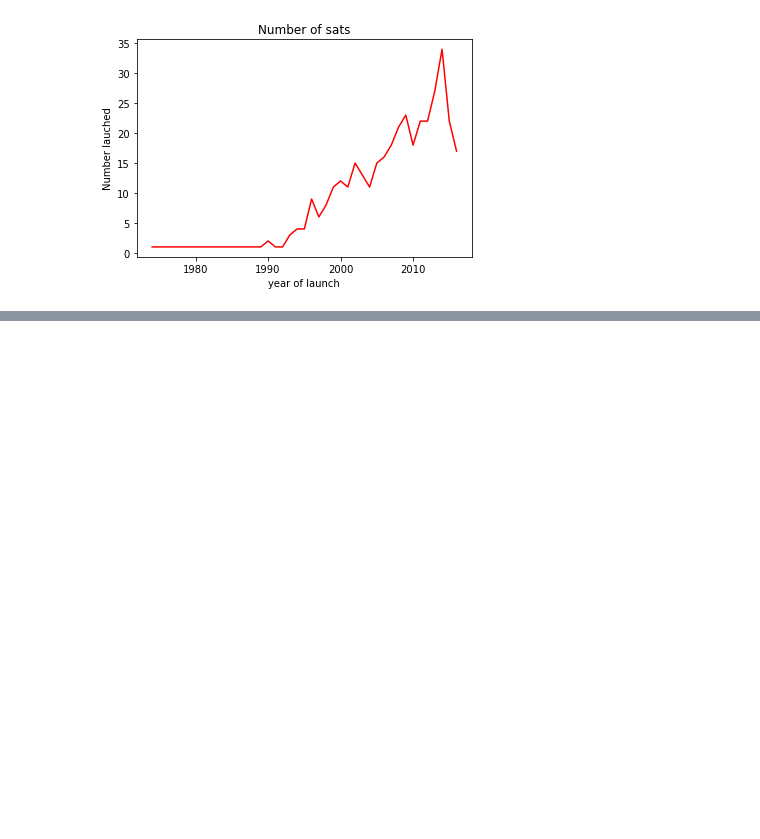
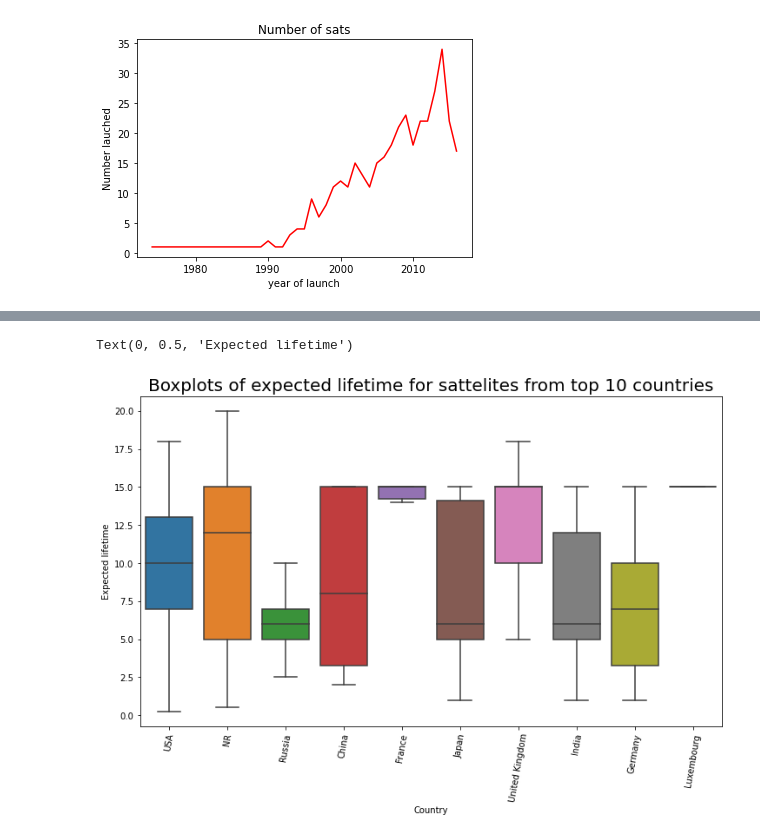
Before and after one commit to NickSamboni/AnalysingSatData, a Jupyter notebook: satellite.ipynb, the cells around one changed output, grey strips where cells are left out. Saved outputs shown, nothing was run; the diff lists cells and outputs as text; code cells hidden in the pictures; blank space fills up the shorter version.

```diff
--- a/satellite.ipynb
+++ b/satellite.ipynb
@@ -169,0 +217,23 @@ y.plot(kind='barh',
+# %%
+#Clean up Lifetime data
+for i in data.index:
+    if isinstance(data.loc[i,'Lifetime'], str):
+        data.loc[i,'Lifetime'] = data.loc[i,'Lifetime'].strip(" yr.")
+        data.loc[i,'Lifetime'] = data.loc[i,'Lifetime'].strip("yrs.")
+        data.loc[i,'Lifetime'] = data.loc[i,'Lifetime'].strip(" trs,")
+        data.loc[i,'Lifetime'] = data.loc[i,'Lifetime'].strip(" hrs.")
+        if "-" in data.loc[i,'Lifetime']:
+            data.loc[i,'Lifetime'] = (float(data.loc[i,'Lifetime'].split("-")[0]) + float(data.loc[i,'Lifetime'].split("-")[1])) / 2
+
+data.Lifetime = pd.to_numeric(data.Lifetime)
+# %%
+fig, ax = plt.subplots(figsize=(12,7))
+topCountries = data.Country.value_counts().head(10).index.tolist()
+sns.boxplot(x=data[data['Country'].isin(topCountries)].Country, y=data.Lifetime, order = topCountries, showfliers=False)
+plt.xticks(rotation=80)
+plt.title("Boxplots of expected lifetime for sattelites from top 10 countries",
+          fontdict = {'fontsize':20})
+plt.ylabel("Expected lifetime")
+# %% [output]
+Text(0, 0.5, 'Expected lifetime')
+[figure, added]
```
Also changed, not shown: parts of 12 cells of this notebook.
